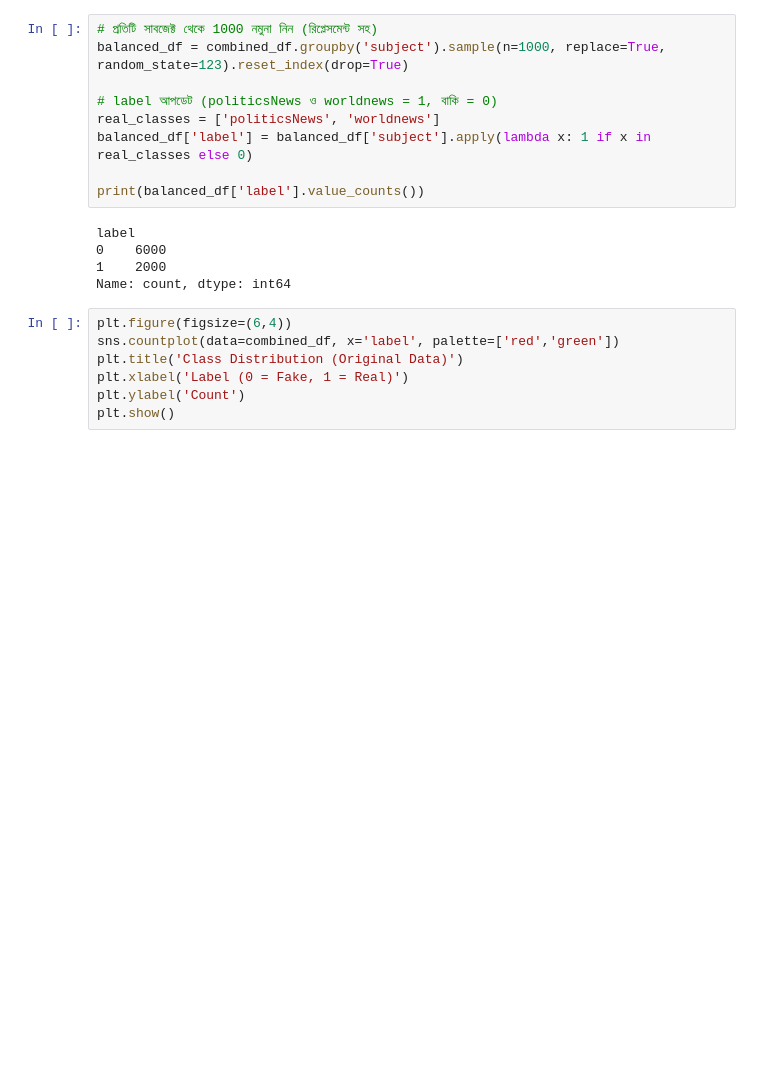
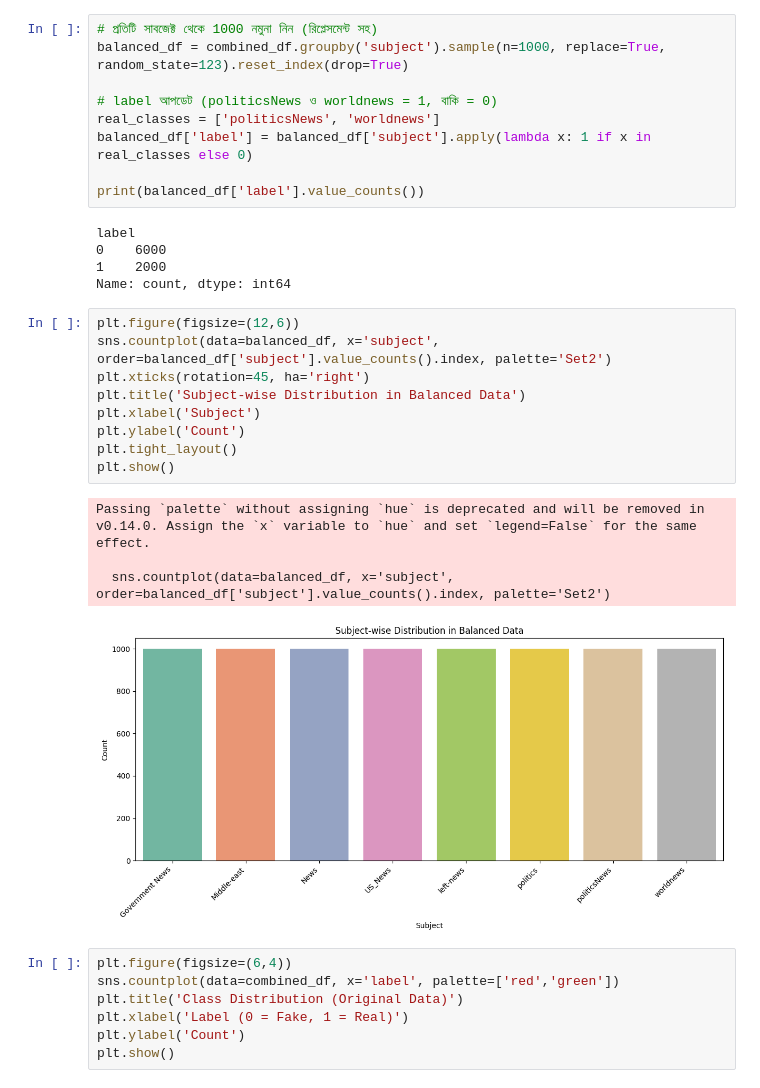
Before and after one commit to preronasarkarkotha/Python-code, a Jupyter notebook: fake.ipynb, the cells around one changed output. Cells and saved outputs as stored; diff of their text form; blank space fills up the shorter version.

```diff
--- a/fake.ipynb
+++ b/fake.ipynb
@@ -127,6 +127,20 @@ label
 0    6000
 1    2000
 Name: count, dtype: int64
+# %%
+plt.figure(figsize=(12,6))
+sns.countplot(data=balanced_df, x='subject', order=balanced_df['subject'].value_counts().index, palette='Set2')
+plt.xticks(rotation=45, ha='right')
+plt.title('Subject-wise Distribution in Balanced Data')
+plt.xlabel('Subject')
+plt.ylabel('Count')
+plt.tight_layout()
+plt.show()
+# %% [output]
+Passing `palette` without assigning `hue` is deprecated and will be removed in v0.14.0. Assign the `x` variable to `hue` and set `legend=False` for the same effect.
+
+  sns.countplot(data=balanced_df, x='subject', order=balanced_df['subject'].value_counts().index, palette='Set2')
+[figure, added]
 # %%
 plt.figure(figsize=(6,4))
 sns.countplot(data=combined_df, x='label', palette=['red','green'])
```
